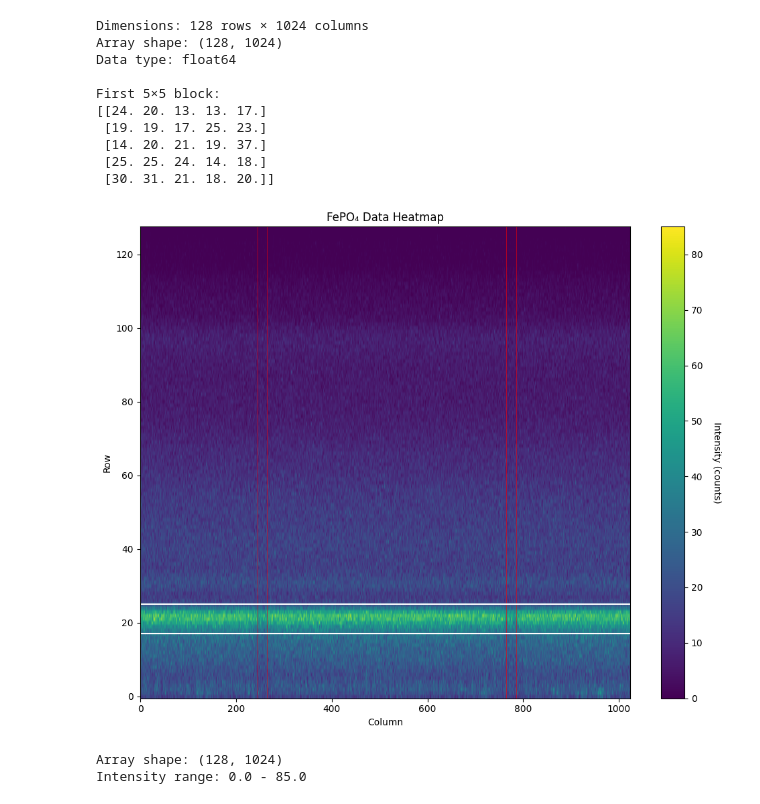
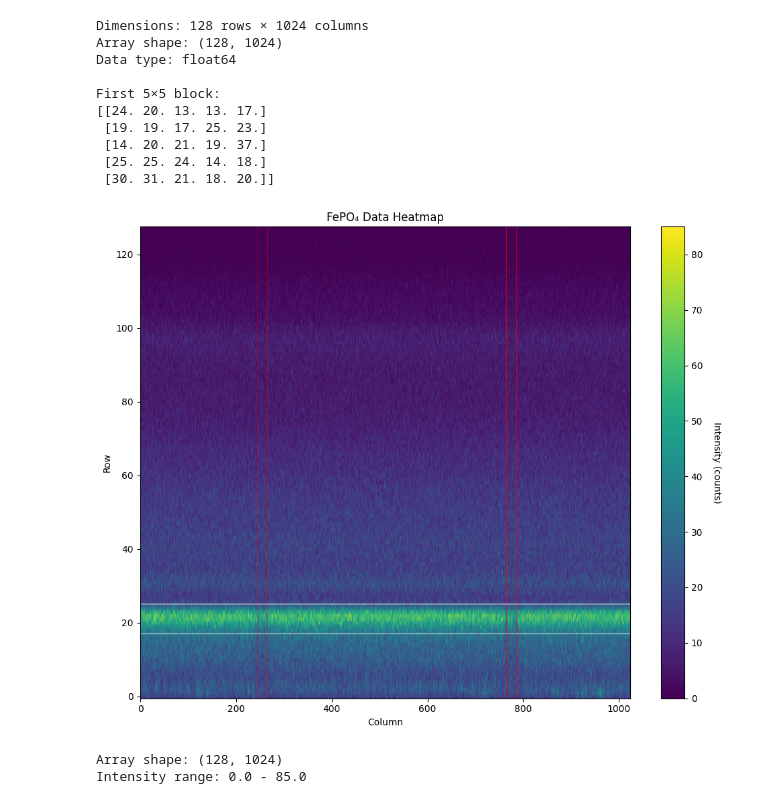
Before and after one commit to thexwon/P4, a Jupyter notebook: Mößbauer Effect/moessbauer.ipynb, the cells around one changed output. Saved outputs shown, nothing was run; the diff lists cells and outputs as text; code cells hidden in the pictures.

```diff
--- a/Mößbauer Effect/moessbauer.ipynb
+++ b/Mößbauer Effect/moessbauer.ipynb
@@ -61,36 +80,36 @@ with open('data/FePO4.txt', 'r') as f:
 # Determine dimensions from file structure
 n_rows = len(lines)
 n_cols = len(lines[0].strip().split())
 
 # Read as 2D numpy array
 data_2d = np.loadtxt('data/FePO4.txt').reshape(n_rows, n_cols)
 
 # Create heatmap
 fig, ax = plt.subplots(figsize=(10, 8))
 im = ax.imshow(data_2d, cmap='viridis', aspect='auto', origin='lower')
 
 # Add colorbar
 cbar = plt.colorbar(im, ax=ax)
 cbar.set_label('Intensity (counts)', rotation=270, labelpad=20)
 
 # Labels
 ax.set_xlabel('Column')
 ax.set_ylabel('Row')
 ax.set_title('FePO₄ Data Heatmap')
 
 plt.tight_layout()
 plt.axvline(265, color = 'red', linewidth = 0.4)
 plt.axvline(245, color = 'red', linewidth = 0.4)
 plt.axvline(765, color = 'red', linewidth = 0.4)
 plt.axvline(785, color = 'red', linewidth = 0.4)
-plt.axhline(17,color= "white")
-plt.axhline(25,color= "white")
+plt.axhline(17,color= "white",alpha=0.4)
+plt.axhline(25,color= "white",alpha=0.4)
 plt.show()
 
 print(f"Array shape: {data_2d.shape}")
 print(f"Intensity range: {data_2d.min()} - {data_2d.max()}")
 # %% [output]
-[figure, old version]
+[figure, new version]
 Array shape: (128, 1024)
 Intensity range: 0.0 - 85.0
 # %%
```
Also changed, not shown: parts of 9 cells of this notebook, 1 other file.
